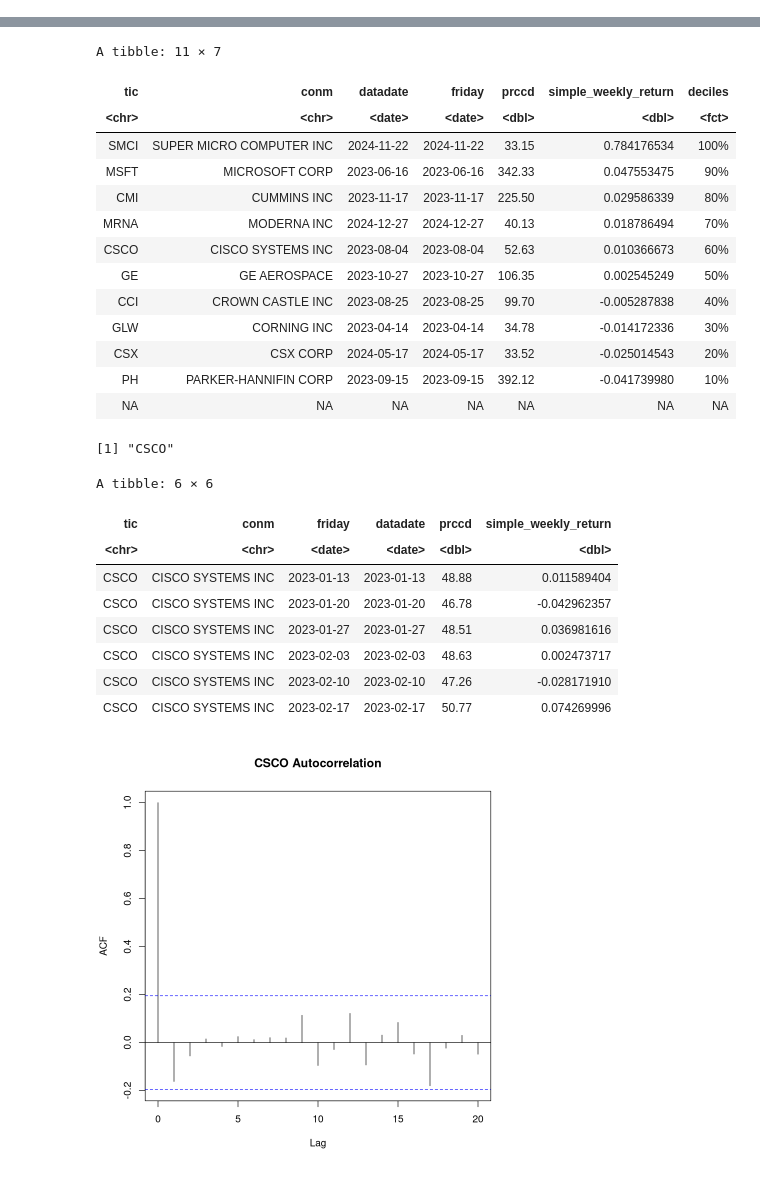
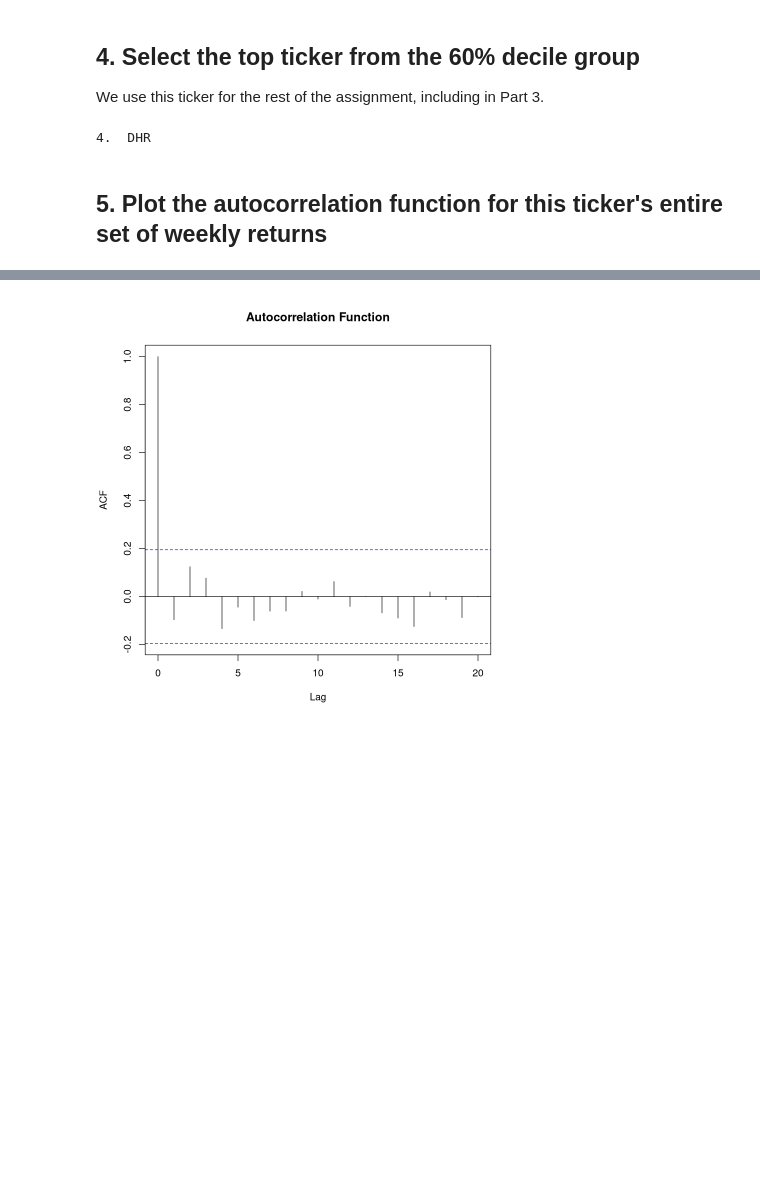
Before and after one commit to mg825/R_Assignment_1, a Jupyter notebook: Assignment-2/code.ipynb, the cells around one changed output, grey strips where cells are left out. Saved outputs shown, nothing was run; the diff lists cells and outputs as text; code cells hidden in the pictures; blank space fills up the shorter version.

```diff
--- a/Assignment-2/code.ipynb
+++ b/Assignment-2/code.ipynb
@@ -215,0 +258,11 @@ A tibble: 6 × 7
+# %%
+#| tbl-cap: "Top tickers by decile group"
+df_top_ticker = data_weekly_deciles %>%
+    group_by(deciles) %>%
+    filter(simple_w_r == max(simple_w_r, na.rm = TRUE)) %>%
+    ungroup() %>%
+        arrange(desc(deciles)) %>%
+        select(tic, conm, datadate, friday, prccd, simple_w_r, deciles)
+df_top_ticker_show = df_top_ticker %>%
+    select(-conm)
+df_top_ticker_show[1:11,]
@@ -216,32 +284,22 @@ A tibble: 6 × 7
+# %% [markdown]
+## 4. Select the top ticker from the 60% decile group
+We use this ticker for the rest of the assignment, including in Part 3.
+# %%
+top_ticker_60d = as.character(df_top_ticker %>%
+    filter(deciles == "60%") %>%
+    select(tic)
+    )
+cat("4. ", top_ticker_60d)
+# %% [output]
+4.  DHR
+# %% [markdown]
+## 5. Plot the autocorrelation function for this ticker's entire set of weekly returns
 # %%
-# 3. Display a table showing the top ticker (the ticker with the highest weekly return) in each decile group
-#| warning: false
-df_top_ticker = data_weekly_deciles %>%
-    group_by(deciles) %>%
-    filter(simple_weekly_return == max(simple_weekly_return, na.rm = TRUE)) %>%
-    ungroup() %>%
-        arrange(desc(deciles)) %>%
-        select(tic, conm, datadate, friday, prccd, simple_weekly_return, deciles)
-
-df_top_ticker[1:11,]
-
-# 4. Select the top ticker from the 60% decile group.
-# Use this ticker for the rest of the assignment, including in Part Ill.
-top_ticker_60d = as.character(df_top_ticker %>%
-    filter(deciles == "60%") %>%
-    select(tic)
-    )
-paste(top_ticker_60d)
-
-# 5. Plot the autocorrelation function for this ticker's entire set of weekly returns
-#| fig-cap: "Autocorrelation CSCO Returns"
-
-# Filter for CSCO, remove NA values
+#| fig-cap: "Autocorrelation Function"
+# Filter and remove NA values
 csco_data = data_weekly %>%
     filter(tic == top_ticker_60d) %>%
         na.omit()
-head(csco_data)
 
-# Autocorrelate, add a main title
-acf(csco_data$simple_weekly_return, main = "CSCO Autocorrelation")
+acf(csco_data$simple_w_r, main = "Autocorrelation Function")
 # %% [output]
@@ -255,26 +306,2 @@ Caused by warning in `max()`:
-A tibble: 11 × 7
-| tic | conm | datadate | friday | prccd | simple_weekly_return | deciles |
-| <chr> | <chr> | <date> | <date> | <dbl> | <dbl> | <fct> |
-| SMCI | SUPER MICRO COMPUTER INC | 2024-11-22 | 2024-11-22 | 33.15 | 0.784176534 | 100% |
-| MSFT | MICROSOFT CORP | 2023-06-16 | 2023-06-16 | 342.33 | 0.047553475 | 90% |
-| CMI | CUMMINS INC | 2023-11-17 | 2023-11-17 | 225.50 | 0.029586339 | 80% |
-| MRNA | MODERNA INC | 2024-12-27 | 2024-12-27 | 40.13 | 0.018786494 | 70% |
-| CSCO | CISCO SYSTEMS INC | 2023-08-04 | 2023-08-04 | 52.63 | 0.010366673 | 60% |
-| GE | GE AEROSPACE | 2023-10-27 | 2023-10-27 | 106.35 | 0.002545249 | 50% |
-| CCI | CROWN CASTLE INC | 2023-08-25 | 2023-08-25 | 99.70 | -0.005287838 | 40% |
-| GLW | CORNING INC | 2023-04-14 | 2023-04-14 | 34.78 | -0.014172336 | 30% |
-| CSX | CSX CORP | 2024-05-17 | 2024-05-17 | 33.52 | -0.025014543 | 20% |
-| PH | PARKER-HANNIFIN CORP | 2023-09-15 | 2023-09-15 | 392.12 | -0.041739980 | 10% |
-| NA | NA | NA | NA | NA | NA | NA |
-[1] "CSCO"
-A tibble: 6 × 6
-| tic | conm | friday | datadate | prccd | simple_weekly_return |
-| <chr> | <chr> | <date> | <date> | <dbl> | <dbl> |
-| CSCO | CISCO SYSTEMS INC | 2023-01-13 | 2023-01-13 | 48.88 | 0.011589404 |
-| CSCO | CISCO SYSTEMS INC | 2023-01-20 | 2023-01-20 | 46.78 | -0.042962357 |
-| CSCO | CISCO SYSTEMS INC | 2023-01-27 | 2023-01-27 | 48.51 | 0.036981616 |
-| CSCO | CISCO SYSTEMS INC | 2023-02-03 | 2023-02-03 | 48.63 | 0.002473717 |
-| CSCO | CISCO SYSTEMS INC | 2023-02-10 | 2023-02-10 | 47.26 | -0.028171910 |
-| CSCO | CISCO SYSTEMS INC | 2023-02-17 | 2023-02-17 | 50.77 | 0.074269996 |
-[figure, old version]
+[figure, new version]
 # %% [markdown]
```
Also changed, not shown: parts of 35 cells of this notebook, 2 other files.
